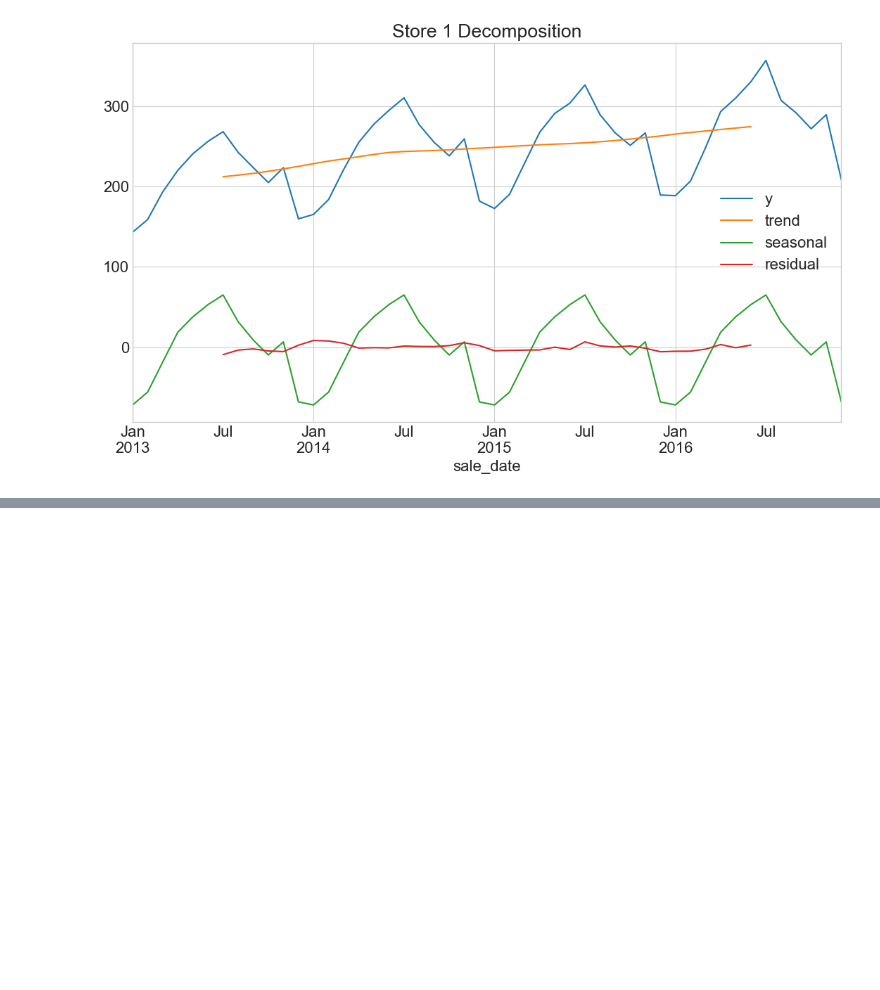
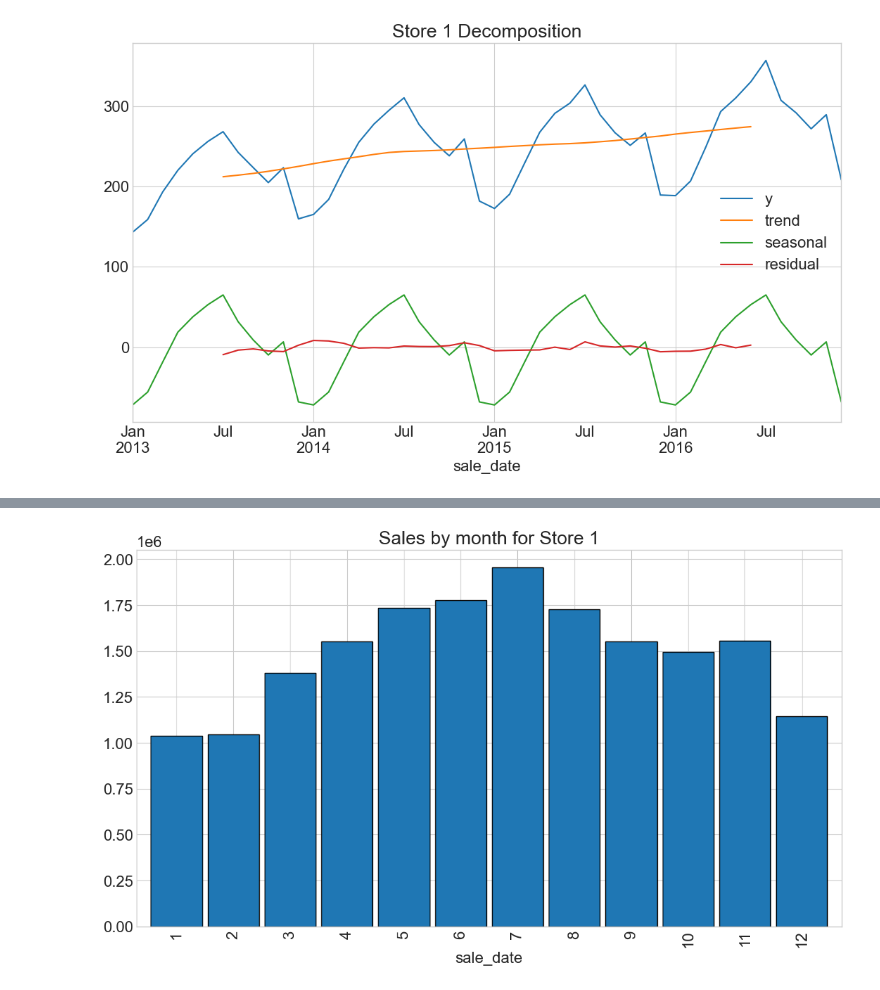
Before and after one commit to Adam-Harris87/time-series-exercises, a Jupyter notebook: explore.ipynb, the cells around one changed output, grey strips where cells are left out. Cells and saved outputs as stored; diff of their text form; code cells hidden in the pictures; blank space fills up the shorter version.

```diff
--- a/explore.ipynb
+++ b/explore.ipynb
@@ -228,0 +255,9 @@ ValueError: index must be a MultiIndex to unstack, <class 'pandas.core.indexes.d
+# %%
+(store_1.groupby(store_1.index.month)
+ .sales_total.sum()
+ .plot.bar(stacked=True, width=.9, ec='black')
+)
+plt.title('Sales by month for Store 1')
+plt.show()
+# %% [output]
+[figure, added]
```
Also changed, not shown: parts of 26 cells of this notebook, 1 other file.
